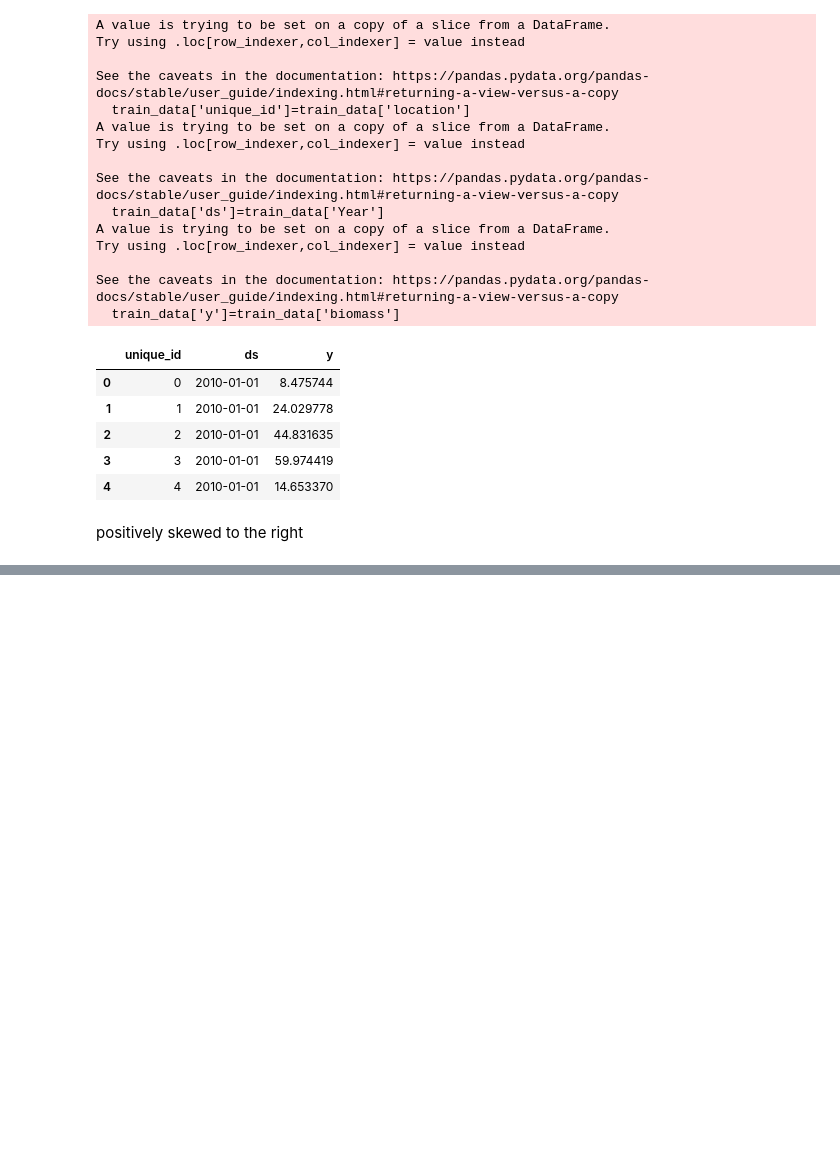
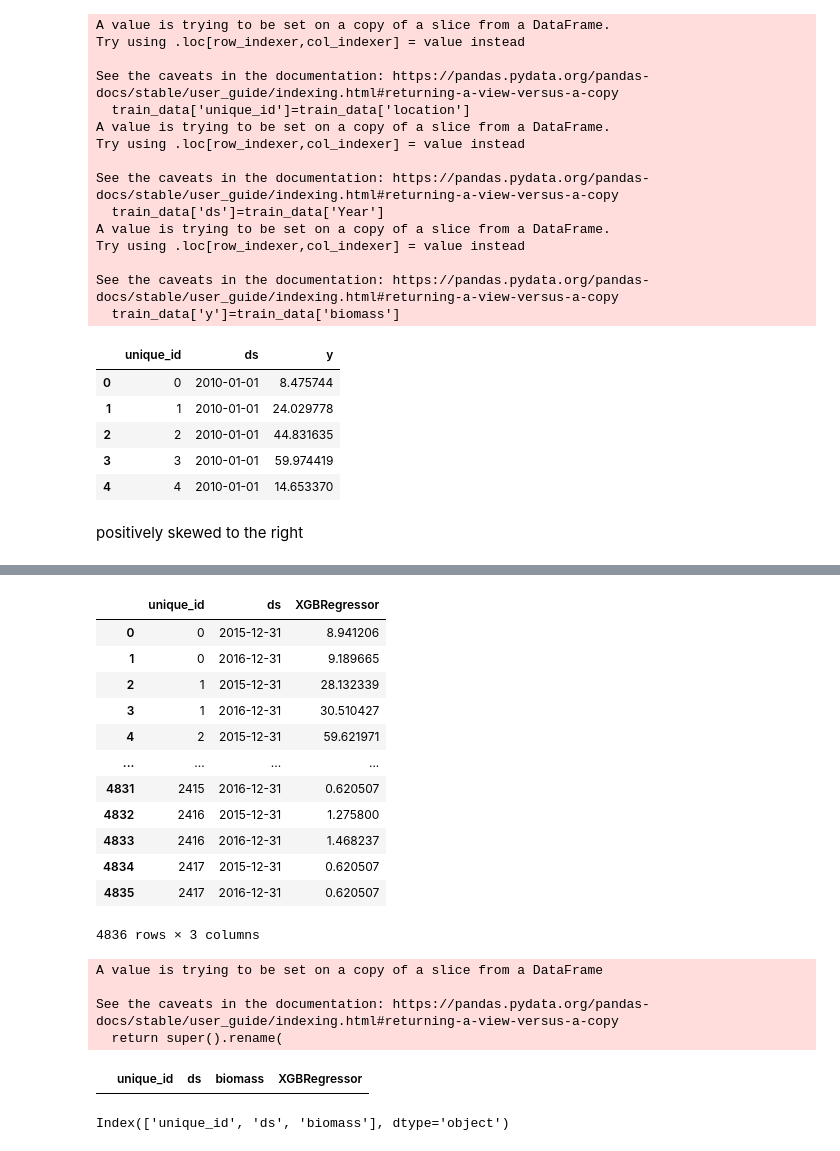
Before and after one commit to felix-n12/shell-ai, a Jupyter notebook: Untitled.ipynb, the cells around one changed output, grey strips where cells are left out. Drawn from its saved outputs; the diff is of its cells as text; code cells hidden in the pictures; blank space fills up the shorter version.

```diff
--- a/Untitled.ipynb
+++ b/Untitled.ipynb
@@ -551,3 +551,39 @@ Parameters: { "num_of_estimators" } might not be used.
   then being mistakenly passed down to XGBoost core, or some parameter actually being used
   but getting flagged wrongly here. Please open an issue if you find any such cases.
 MLForecast(models=[XGBRegressor], freq=<YearEnd: month=12>, lag_features=['lag1', 'lag2', 'lag3', 'lag4', 'rolling_mean_lag1_window_size3', 'rolling_min_lag1_window_size3', 'rolling_max_lag1_window_si ...
+# %%
+#lets evaluate the model
+steps=test_data['Year'].nunique()
+pred=ml_model.predict(horizon=steps)
+pred
+# %% [output]
+|  | unique_id | ds | XGBRegressor |
+| 0 | 0 | 2015-12-31 | 8.941206 |
+| 1 | 0 | 2016-12-31 | 9.189665 |
+| 2 | 1 | 2015-12-31 | 28.132339 |
+| 3 | 1 | 2016-12-31 | 30.510427 |
+| 4 | 2 | 2015-12-31 | 59.621971 |
+| ... | ... | ... | ... |
+| 4831 | 2415 | 2016-12-31 | 0.620507 |
+| 4832 | 2416 | 2015-12-31 | 1.275800 |
+| 4833 | 2416 | 2016-12-31 | 1.468237 |
+| 4834 | 2417 | 2015-12-31 | 0.620507 |
+| 4835 | 2417 | 2016-12-31 | 0.620507 |
+4836 rows × 3 columns
+# %%
+new_col = {'location':'unique_id','Year':'ds'}
+test_data.rename(columns=new_col,inplace=True)
+# %% [output]
+A value is trying to be set on a copy of a slice from a DataFrame
+
+See the caveats in the documentation: https://pandas.pydata.org/pandas-docs/stable/user_guide/indexing.html#returning-a-view-versus-a-copy
+  return super().rename(
+# %%
+eval_data=pd.merge(test_data,pred,on=['unique_id','ds'],how='inner')
+eval_data.head()
+# %% [output]
+|  | unique_id | ds | biomass | XGBRegressor |
+# %%
+test_data.columns
+# %% [output]
+Index(['unique_id', 'ds', 'biomass'], dtype='object')
```
Also changed, not shown: parts of 12 cells of this notebook.
